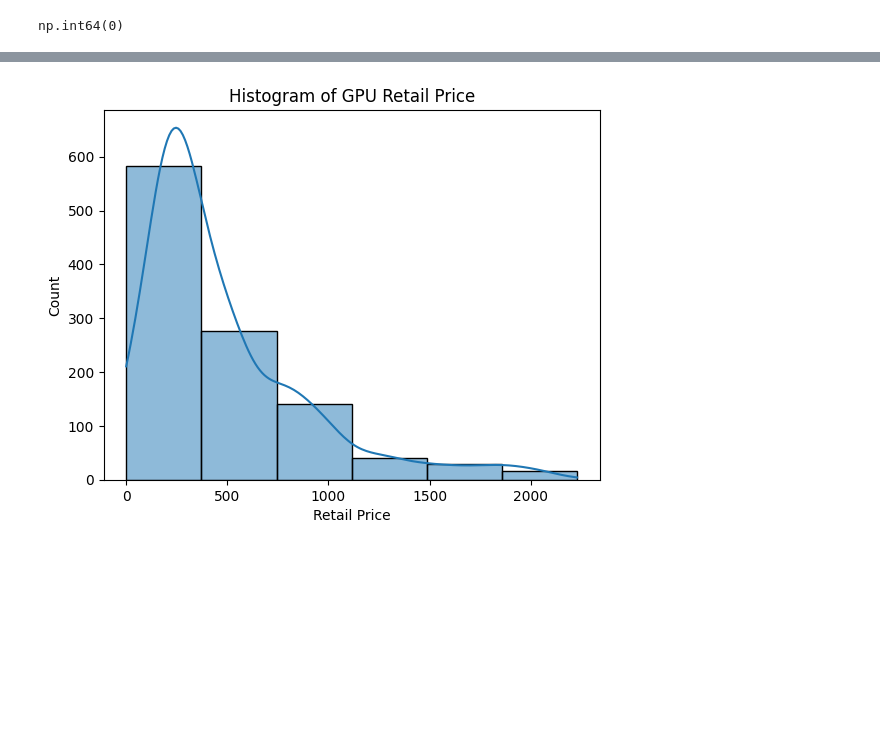
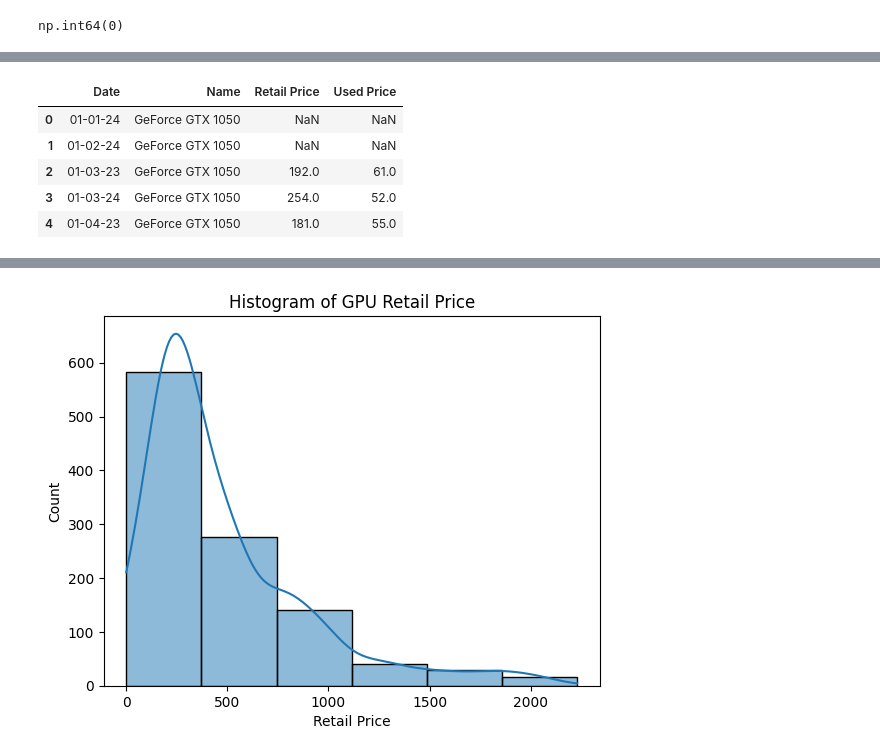
Before and after one commit to Jesus1Salas/EDA-AMDvsNVD, a Jupyter notebook: EDA.ipynb, the cells around one changed output, grey strips where cells are left out. Saved outputs shown, nothing was run; the diff lists cells and outputs as text; code cells hidden in the pictures; blank space fills up the shorter version.

```diff
--- a/EDA.ipynb
+++ b/EDA.ipynb
@@ -180,0 +251,11 @@ np.int64(0)
+# %%
+dftarjeta=df2[df2["Name"]=="GeForce GTX 1050"]
+# %%
+dftarjeta.head()
+# %% [output]
+|  | Date | Name | Retail Price | Used Price |
+| 0 | 01-01-24 | GeForce GTX 1050 | NaN | NaN |
+| 1 | 01-02-24 | GeForce GTX 1050 | NaN | NaN |
+| 2 | 01-03-23 | GeForce GTX 1050 | 192.0 | 61.0 |
+| 3 | 01-03-24 | GeForce GTX 1050 | 254.0 | 52.0 |
+| 4 | 01-04-23 | GeForce GTX 1050 | 181.0 | 55.0 |
```
Also changed, not shown: parts of 18 cells of this notebook.
